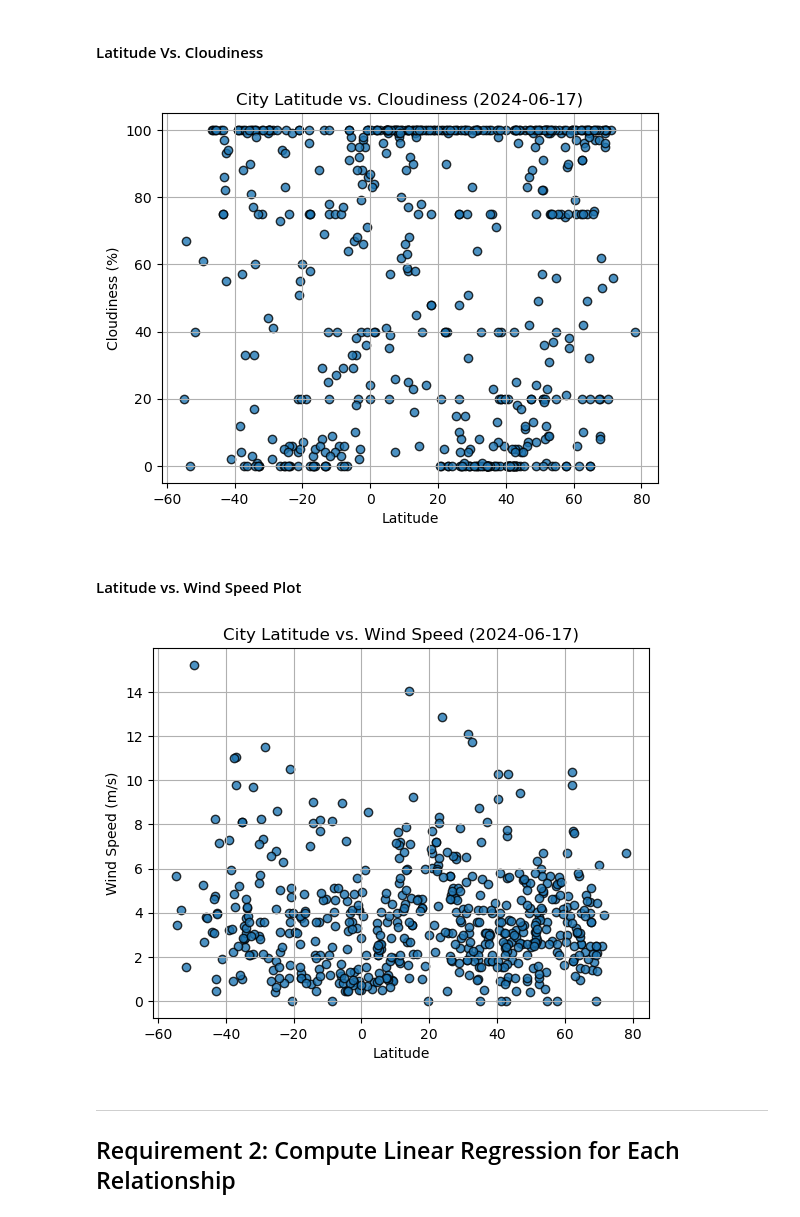
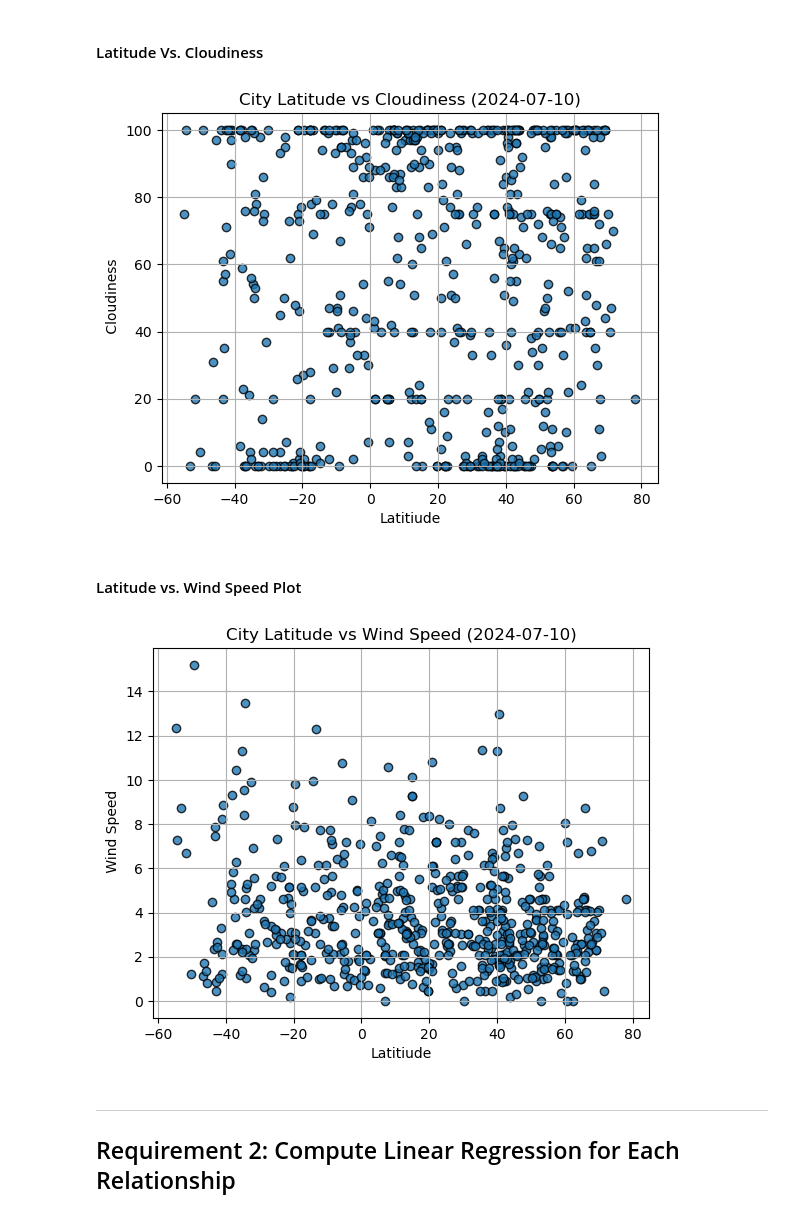
Before and after one commit to Bhagi2960/python-api-challenge, a Jupyter notebook: WeatherPy/WeatherPy.ipynb, the cells around one changed output. Saved outputs shown, nothing was run; the diff lists cells and outputs as text; code cells hidden in the pictures.

```diff
--- a/WeatherPy/WeatherPy.ipynb
+++ b/WeatherPy/WeatherPy.ipynb
@@ -261,23 +275,41 @@ plt.show()
 #### Latitude Vs. Cloudiness
 # %%
 # Build the scatter plots for latitude vs. cloudiness
-# YOUR CODE HERE
+x_values = city_data_df["Lat"]
+y_values = city_data_df["Cloudiness"]
+plt.scatter(x_values, y_values,alpha = 0.80, edgecolors = "k", linewidths = 1)
+plt.xlabel("Latitiude")
+plt.ylabel(" Cloudiness")
+date_time = datetime.date(datetime.now())
+
+# Incorporate the other graph properties
+plt.title(f"City Latitude vs Cloudiness ({date_time})")
+plt.grid()
 
 # Incorporate the other graph properties
 # YOUR CODE HERE
 
 # Save the figure
 plt.savefig("output_data/Fig3.png")
 
 # Show plot
 plt.show()
 # %% [output]
-[figure, old version]
+[figure, new version]
 # %% [markdown]
 #### Latitude vs. Wind Speed Plot
 # %%
 # Build the scatter plots for latitude vs. wind speed
-# YOUR CODE HERE
+x_values = city_data_df["Lat"]
+y_values = city_data_df["Wind Speed"]
+plt.scatter(x_values, y_values,alpha = 0.80, edgecolors = "k", linewidths = 1)
+plt.xlabel("Latitiude")
+plt.ylabel(" Wind Speed")
+date_time = datetime.date(datetime.now())
+
+# Incorporate the other graph properties
+plt.title(f"City Latitude vs Wind Speed ({date_time})")
+plt.grid()
 
 # Incorporate the other graph properties
 # YOUR CODE HERE
@@ -288,7 +320,7 @@ plt.savefig("output_data/Fig4.png")
 # Show plot
 plt.show()
 # %% [output]
-[figure, old version]
+[figure, new version]
 # %% [markdown]
 ---
 
```
Also changed, not shown: parts of 36 cells of this notebook, 10 other files.
